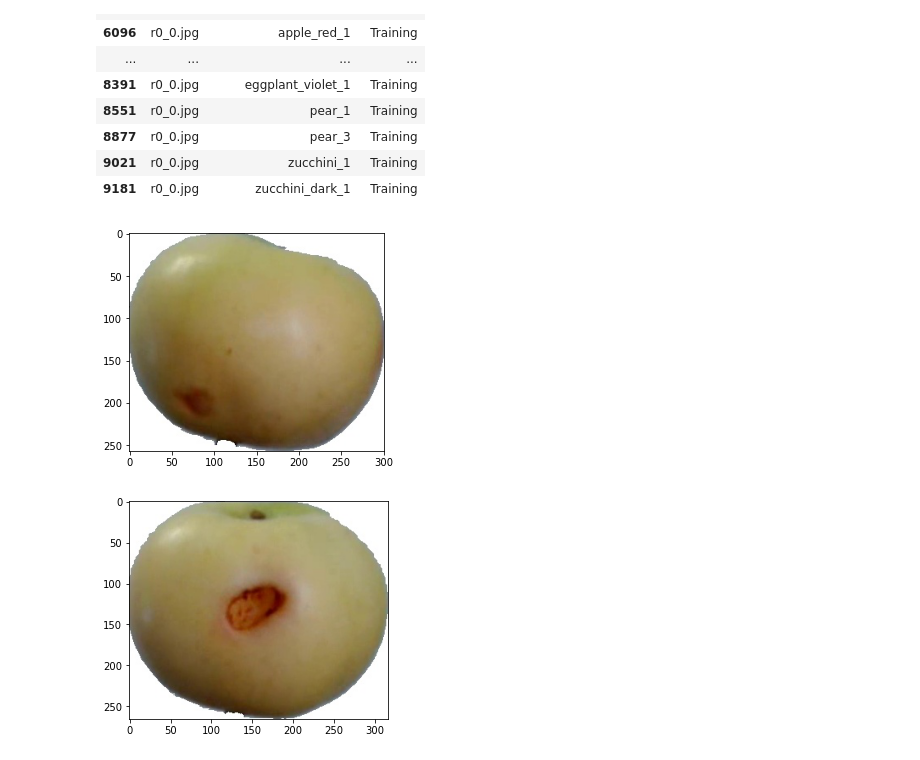
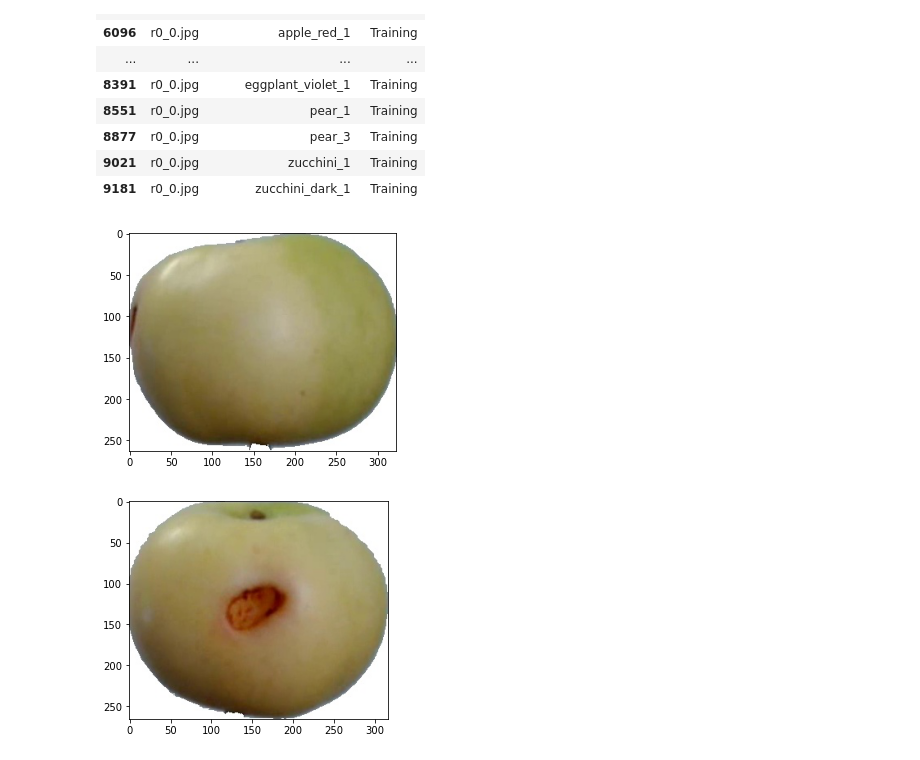
Before and after one commit to MadesLaurence/OpenClassrooms-Fruits-Project-8-, a Jupyter notebook: P8_03_notebook.ipynb, the cells around one changed output. Drawn from its saved outputs; the diff is of its cells as text; code cells hidden in the pictures.

```diff
--- a/P8_03_notebook.ipynb
+++ b/P8_03_notebook.ipynb
@@ -305,11 +316,11 @@ df_main[df_main['Picture'] == 'r0_0.jpg'][['Picture', 'Target', 'Dataset']]
 | 9021 | r0_0.jpg | zucchini_1 | Training |
 | 9181 | r0_0.jpg | zucchini_dark_1 | Training |
 # %%
-pict = Image.open(df_main['FullFileName'].iloc[20])
+pict = Image.open(df_main['FullFileName'].iloc[60])
 plt.imshow(pict)
 plt.show()
 # %% [output]
-[figure, old version]
+[figure, new version]
 # %%
 pict = Image.open(df_main['FullFileName'].iloc[40])
 plt.imshow(pict)
```
Also changed, not shown: parts of 35 cells of this notebook, 1 other file.
